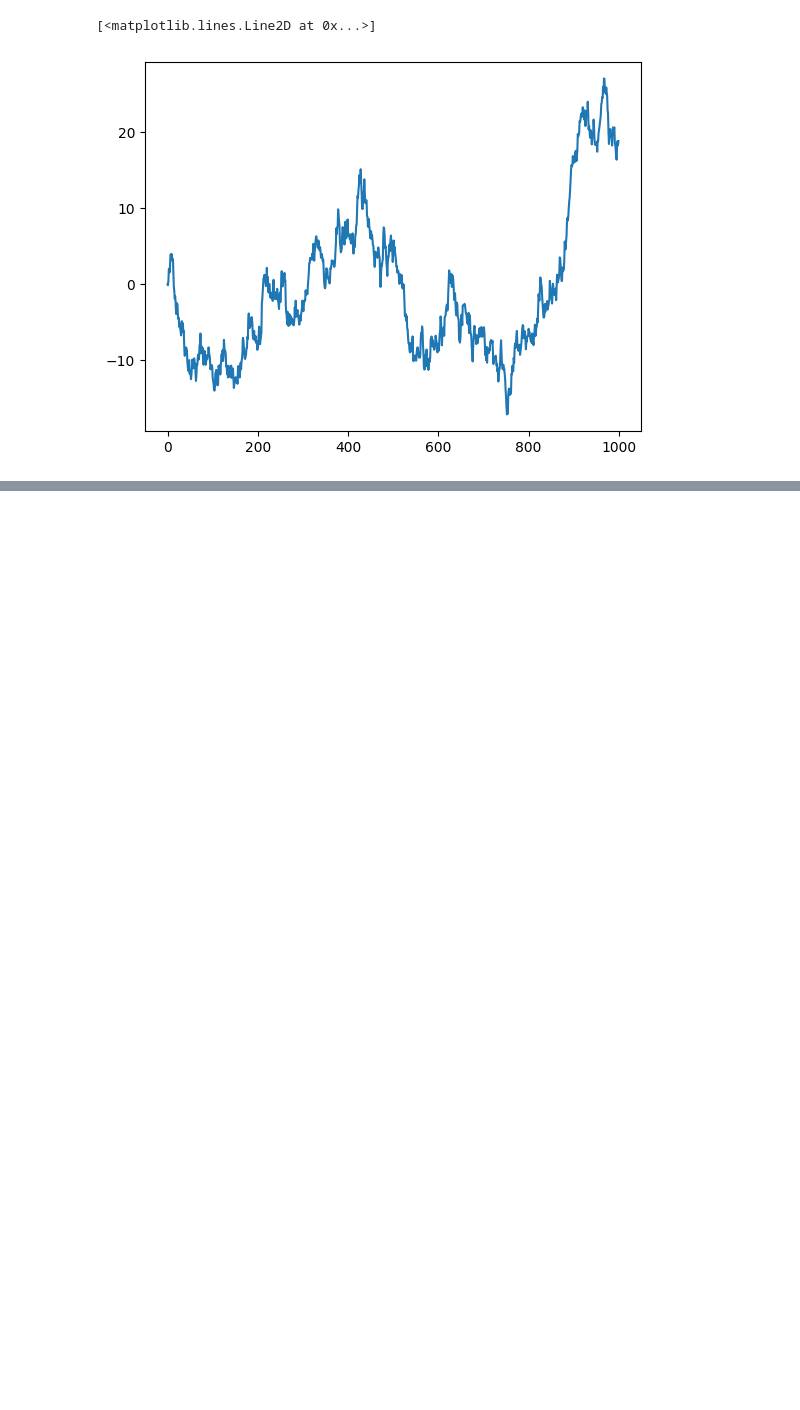
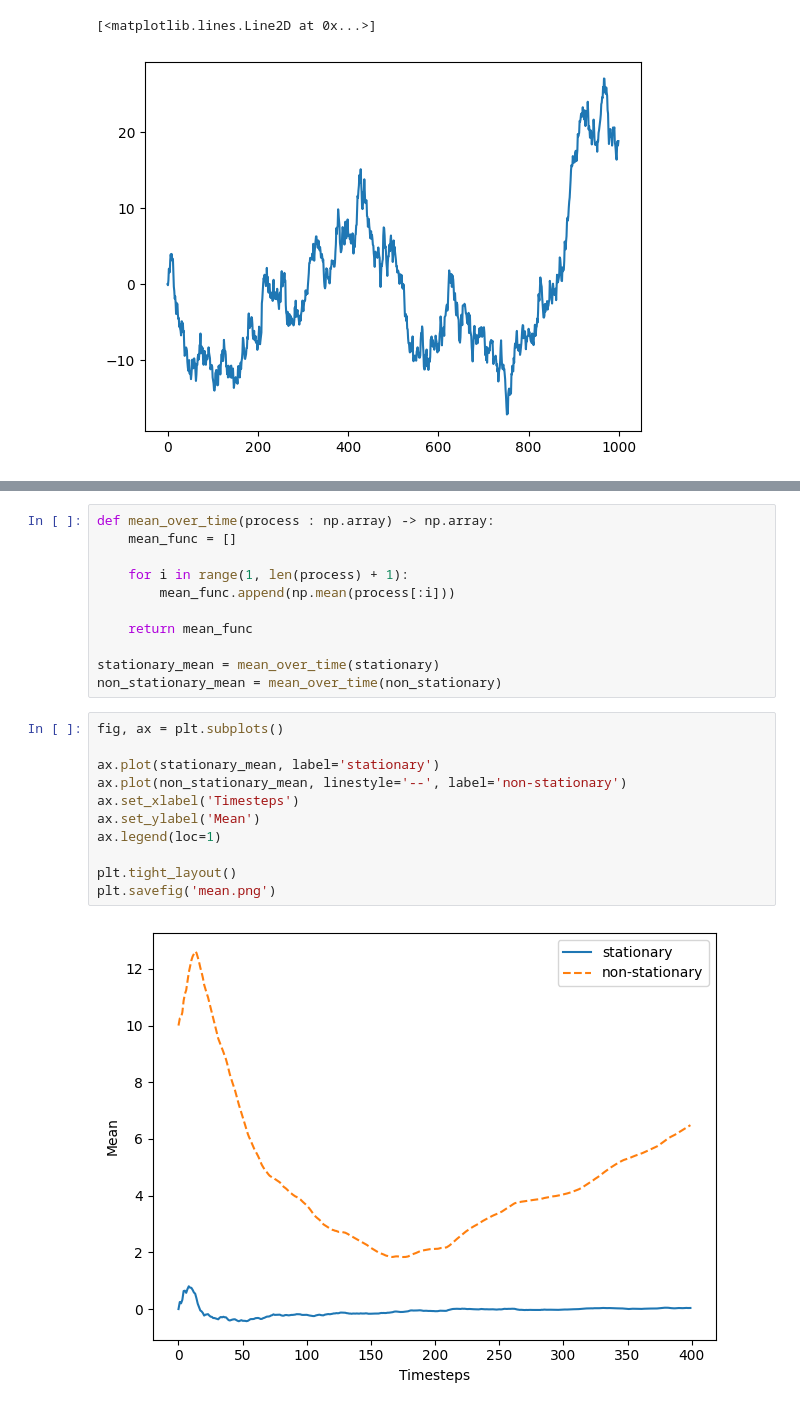
Before and after one commit to alejandro-armenta/time, a Jupyter notebook: random.ipynb, the cells around one changed output, grey strips where cells are left out. Saved outputs shown, nothing was run; the diff lists cells and outputs as text; blank space fills up the shorter version.

```diff
--- a/random.ipynb
+++ b/random.ipynb
@@ -36,0 +107,24 @@ ax.plot(random_walk)
+# %%
+def mean_over_time(process : np.array) -> np.array:
+    mean_func = []
+
+    for i in range(1, len(process) + 1):
+        mean_func.append(np.mean(process[:i]))
+
+    return mean_func
+
+stationary_mean = mean_over_time(stationary)
+non_stationary_mean = mean_over_time(non_stationary)
+# %%
+fig, ax = plt.subplots()
+
+ax.plot(stationary_mean, label='stationary')
+ax.plot(non_stationary_mean, linestyle='--', label='non-stationary')
+ax.set_xlabel('Timesteps')
+ax.set_ylabel('Mean')
+ax.legend(loc=1)
+
+plt.tight_layout()
+plt.savefig('mean.png')
+# %% [output]
+[figure, added]
```
Also changed, not shown: parts of 19 cells of this notebook, 4 other files.
